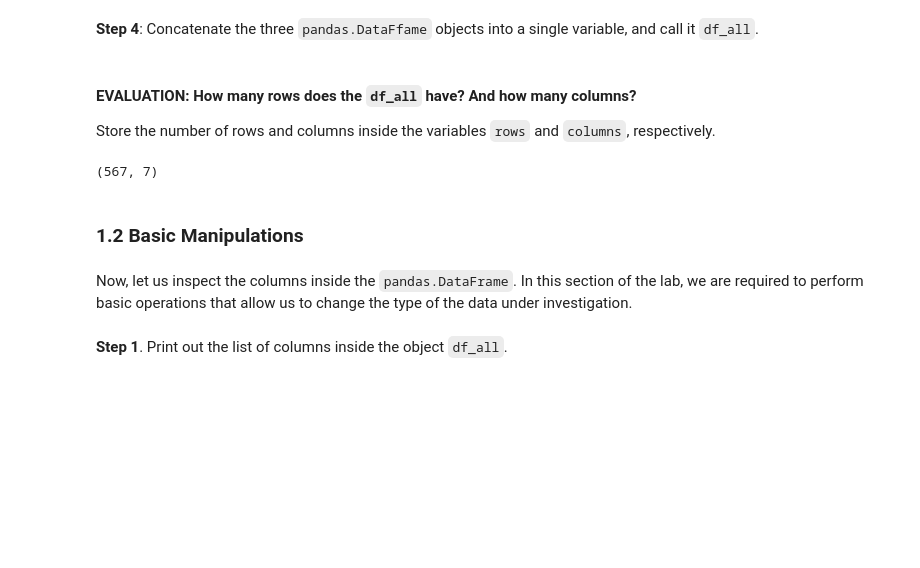
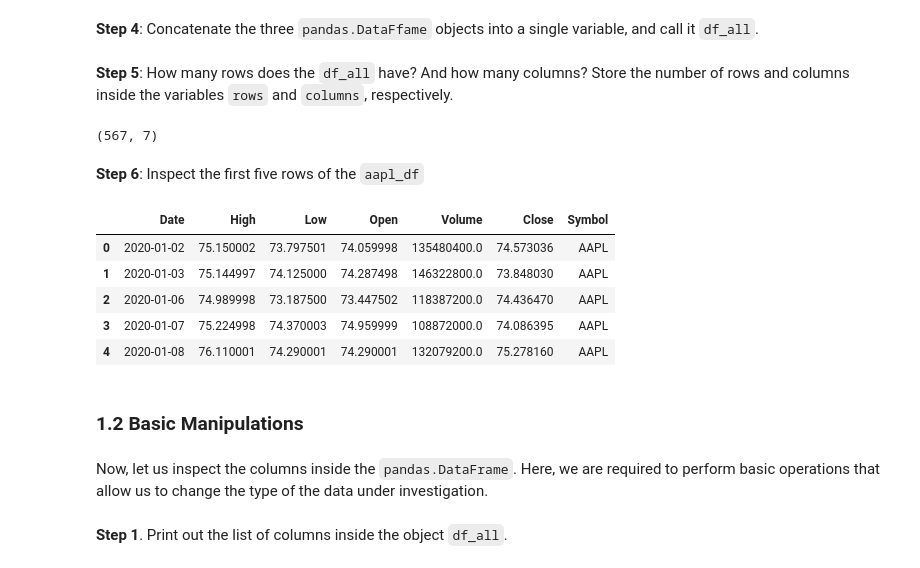
Before and after one commit to cloudacademy/ca-hands-on-data-analysis, a Jupyter notebook: src/hands_on_data_analysis.ipynb, the cells around one changed output. Saved outputs shown, nothing was run; the diff lists cells and outputs as text; code cells hidden in the pictures; blank space fills up the shorter version.

```diff
--- a/src/hands_on_data_analysis.ipynb
+++ b/src/hands_on_data_analysis.ipynb
@@ -36,7 +40,7 @@ fb_df = pd.read_csv('data/FB.csv')
 # %%
 df_all = pd.concat([aapl_df, googl_df, fb_df], axis=0)
 # %% [markdown]
-#### EVALUATION: How many rows does the `df_all` have? And how many columns?
+**Step 5**: How many rows does the `df_all` have? And how many columns?
 Store the number of rows and columns inside the variables `rows` and `columns`, respectively.
 # %%
 df_all.shape
@@ -48,10 +52,21 @@ columns=df_all.shape[1]
 # %%
 assert rows==df_all.shape[0]
 assert columns==df_all.shape[1]
+# %% [markdown]
+**Step 6**: Inspect the first five rows of the `aapl_df`
+# %%
+aapl_df.head()
+# %% [output]
+|  | Date | High | Low | Open | Volume | Close | Symbol |
+| 0 | 2020-01-02 | 75.150002 | 73.797501 | 74.059998 | 135480400.0 | 74.573036 | AAPL |
+| 1 | 2020-01-03 | 75.144997 | 74.125000 | 74.287498 | 146322800.0 | 73.848030 | AAPL |
+| 2 | 2020-01-06 | 74.989998 | 73.187500 | 73.447502 | 118387200.0 | 74.436470 | AAPL |
+| 3 | 2020-01-07 | 75.224998 | 74.370003 | 74.959999 | 108872000.0 | 74.086395 | AAPL |
+| 4 | 2020-01-08 | 76.110001 | 74.290001 | 74.290001 | 132079200.0 | 75.278160 | AAPL |
 # %% [markdown]
 ### 1.2 Basic Manipulations
 # %% [markdown]
-Now, let us inspect the columns inside the `pandas.DataFrame`. In this section of the lab, we are required to perform basic operations that allow us to change the type of the data under investigation.
+Now, let us inspect the columns inside the `pandas.DataFrame`. Here, we are required to perform basic operations that allow us to change the type of the data under investigation.
 # %% [markdown]
 **Step 1**. Print out the list of columns inside the object `df_all`.
 # %%
```
Also changed, not shown: parts of 62 cells of this notebook.
